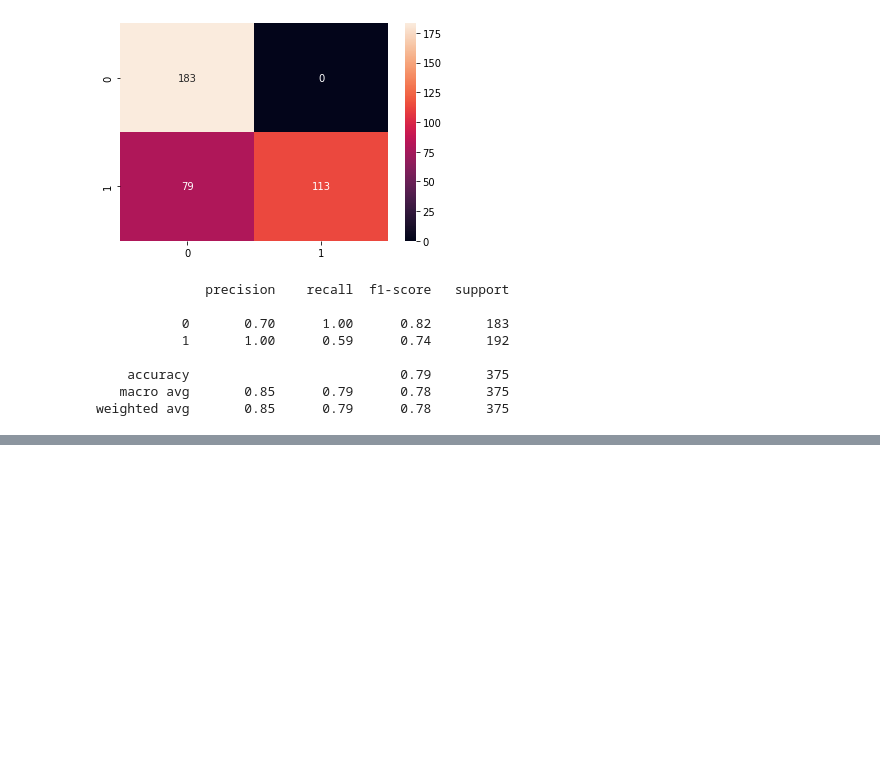
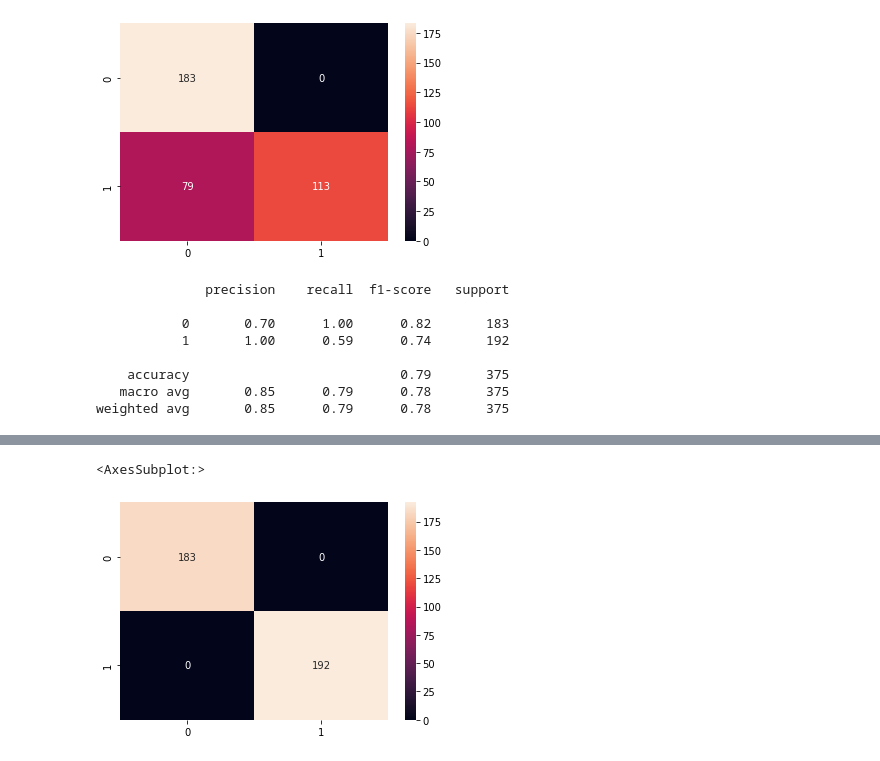
Before and after one commit to souvik0306/ML-Coursera, a Jupyter notebook: Perceptron/multi_layer.ipynb, the cells around one changed output, grey strips where cells are left out. Drawn from its saved outputs; the diff is of its cells as text; code cells hidden in the pictures; blank space fills up the shorter version.

```diff
--- a/Perceptron/multi_layer.ipynb
+++ b/Perceptron/multi_layer.ipynb
@@ -99,0 +146,10 @@ weighted avg       0.85      0.79      0.78       375
+# %%
+# define and fit the final model
+model = Sequential()
+model.add(Dense(20, input_dim=2, activation='relu'))
+model.add(Dense(20, activation='relu'))
+model.add(Dense(20, activation='relu'))
+model.add(Dense(20, activation='relu'))
+model.add(Dense(1, activation='sigmoid'))
+model.compile(loss='binary_crossentropy', optimizer='adam')
+model.fit(x_train_scaled, y_train, epochs=500, verbose=2)
@@ -99,0 +175,11 @@ weighted avg       0.85      0.79      0.78       375
+# %%
+y_predict = model.predict(x_test_scaled)
+# %%
+from sklearn.metrics import classification_report,confusion_matrix
+
+cm = confusion_matrix(y_test,y_predict.round())
+# %%
+sns.heatmap(cm,annot=True,fmt="d")
+# %% [output]
+<AxesSubplot:>
+[figure, added]
```
Also changed, not shown: parts of 9 cells of this notebook.
